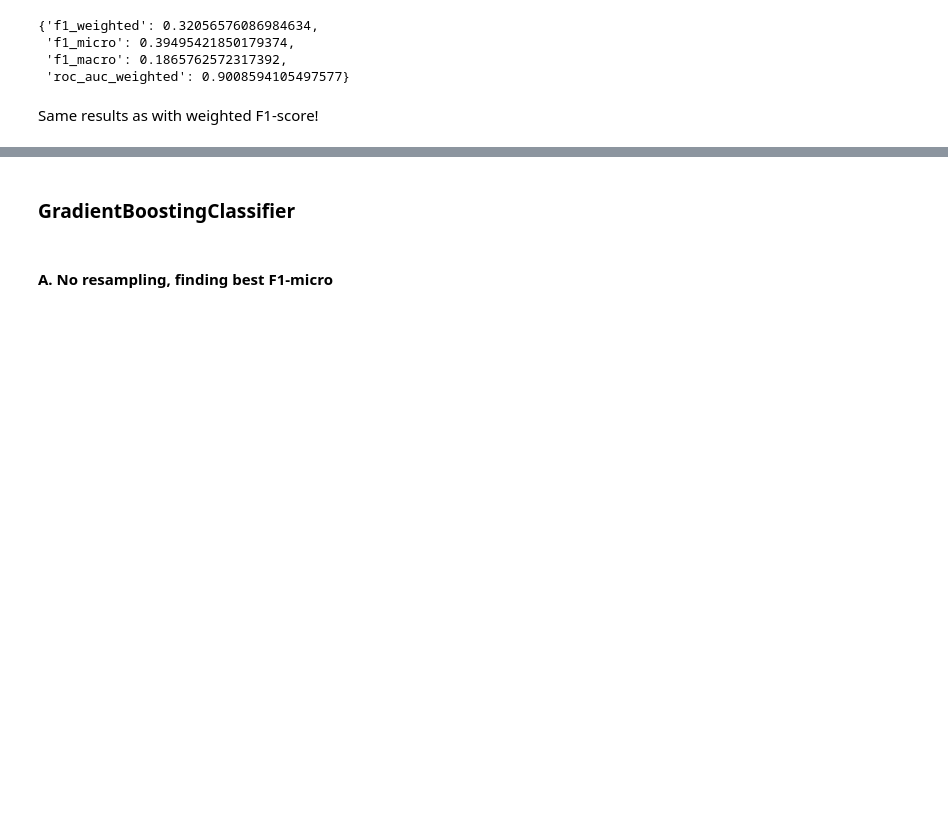
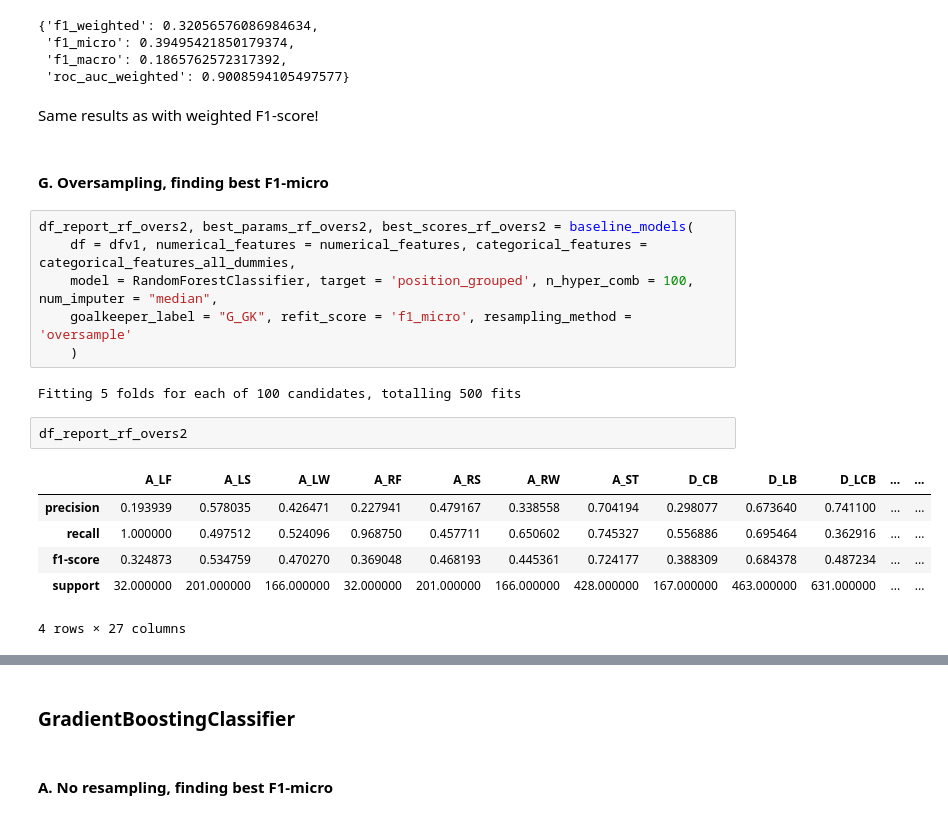
Before and after one commit to simonvellin/football_position_prediction, a Jupyter notebook: pablo/3_feature_selection_and_evaluation.ipynb, the cells around one changed output, grey strips where cells are left out. Cells and saved outputs as stored; diff of their text form; blank space fills up the shorter version.

```diff
--- a/pablo/3_feature_selection_and_evaluation.ipynb
+++ b/pablo/3_feature_selection_and_evaluation.ipynb
@@ -1317,3 +1377,22 @@ best_scores_rf_2
  'roc_auc_weighted': 0.9008594105497577}
 # %% [markdown]
 Same results as with weighted F1-score!
+# %% [markdown]
+#### G. Oversampling, finding best F1-micro
+# %%
+df_report_rf_overs2, best_params_rf_overs2, best_scores_rf_overs2 = baseline_models(
+    df = dfv1, numerical_features = numerical_features, categorical_features = categorical_features_all_dummies,
+    model = RandomForestClassifier, target = 'position_grouped', n_hyper_comb = 100, num_imputer = "median",
+    goalkeeper_label = "G_GK", refit_score = 'f1_micro', resampling_method = 'oversample'
+    )
+# %% [output]
+Fitting 5 folds for each of 100 candidates, totalling 500 fits
+# %%
+df_report_rf_overs2
+# %% [output]
+|  | A_LF | A_LS | A_LW | A_RF | A_RS | A_RW | A_ST | D_CB | D_LB | D_LCB | ... | ... |
+| precision | 0.193939 | 0.578035 | 0.426471 | 0.227941 | 0.479167 | 0.338558 | 0.704194 | 0.298077 | 0.673640 | 0.741100 | ... | ... |
+| recall | 1.000000 | 0.497512 | 0.524096 | 0.968750 | 0.457711 | 0.650602 | 0.745327 | 0.556886 | 0.695464 | 0.362916 | ... | ... |
+| f1-score | 0.324873 | 0.534759 | 0.470270 | 0.369048 | 0.468193 | 0.445361 | 0.724177 | 0.388309 | 0.684378 | 0.487234 | ... | ... |
+| support | 32.000000 | 201.000000 | 166.000000 | 32.000000 | 201.000000 | 166.000000 | 428.000000 | 167.000000 | 463.000000 | 631.000000 | ... | ... |
+4 rows × 27 columns
```
Also changed, not shown: parts of 37 cells of this notebook, 3 other files.
